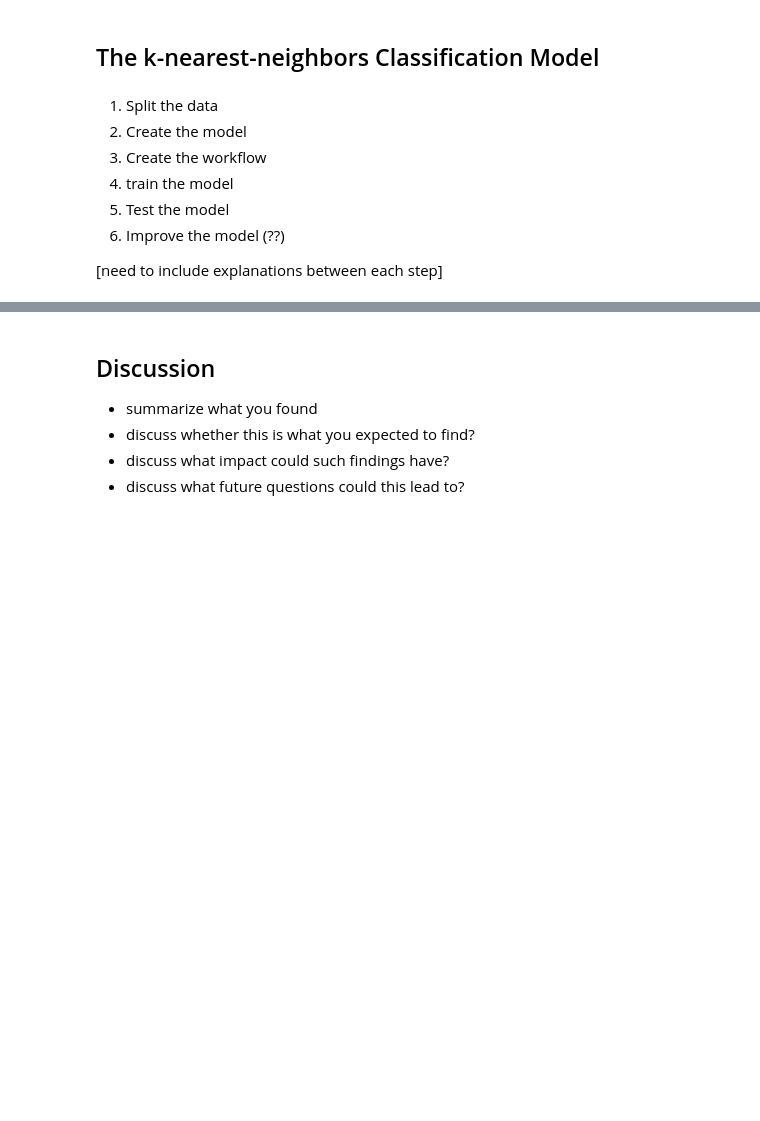
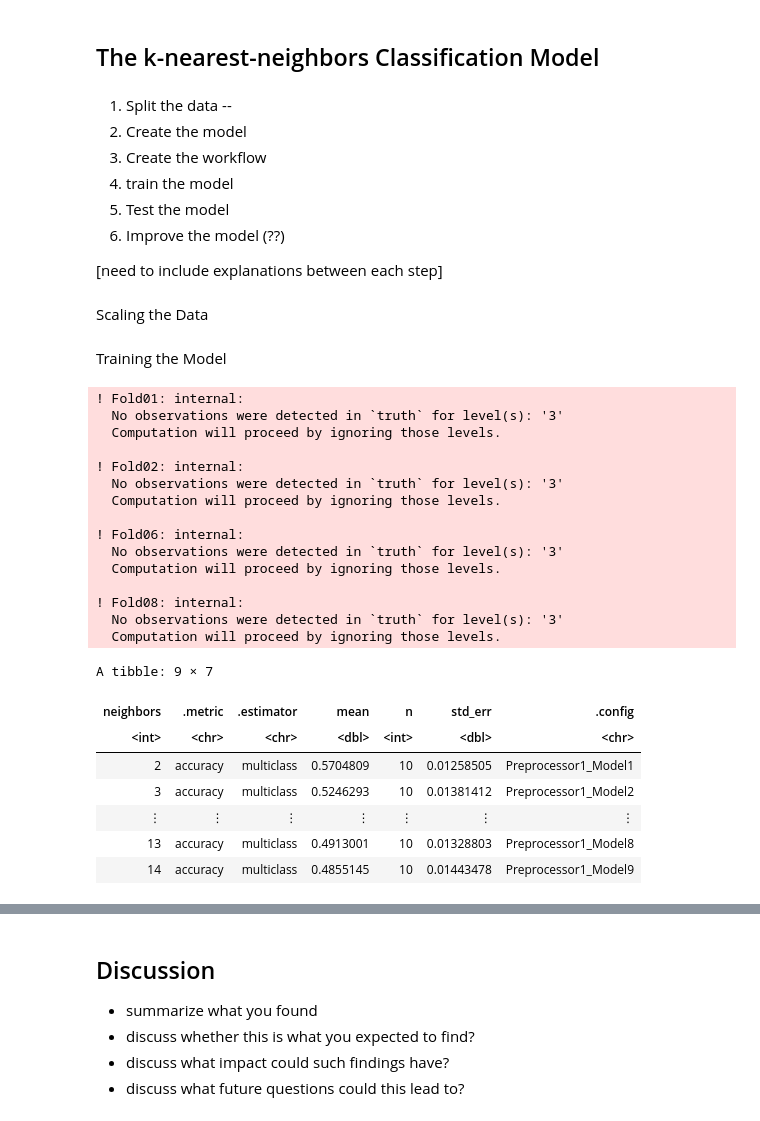
Before and after one commit to s4yuj/KNN-Wine-Quality-Predictor, a Jupyter notebook: project_report.ipynb, the cells around one changed output, grey strips where cells are left out. Cells and saved outputs as stored; diff of their text form; code cells hidden in the pictures; blank space fills up the shorter version.

```diff
--- a/project_report.ipynb
+++ b/project_report.ipynb
@@ -243,7 +261,7 @@ There may be further research into the factors not in this dataset, and whether
 # %% [markdown]
 ## The k-nearest-neighbors Classification Model
 # %% [markdown]
-1. Split the data
+1. Split the data --
 2. Create the model
 3. Create the workflow
 4. train the model
@@ -252,3 +270,5 @@ There may be further research into the factors not in this dataset, and whether
 
 
 [need to include explanations between each step]
+# %% [markdown]
+Scaling the Data
@@ -254,0 +279,46 @@ There may be further research into the factors not in this dataset, and whether
+# %% [markdown]
+Training the Model
+# %%
+knn_spec <- nearest_neighbor(weight_func = "rectangular",
+                             neighbors = tune()) |>
+            set_engine("kknn") |>
+            set_mode("classification")
+
+k_vals <- tibble(neighbors = seq(from = 1, to = 50, by = 2))
+
+wine_vfold <- vfold_cv(wine_train, v = 10, strata = quality)
+
+knn_results <- workflow() |>
+            add_recipe(wine_recipe) |>
+            add_model(knn_spec) |>
+            tune_grid(resamples  = wine_vfold, grid = 10) |>
+            collect_metrics()
+
+accuracies <- knn_results |>
+                filter(.metric == "accuracy")
+
+accuracies
+# %% [output]
+! Fold01: internal:
+  No observations were detected in `truth` for level(s): '3'
+  Computation will proceed by ignoring those levels.
+
+! Fold02: internal:
+  No observations were detected in `truth` for level(s): '3'
+  Computation will proceed by ignoring those levels.
+
+! Fold06: internal:
+  No observations were detected in `truth` for level(s): '3'
+  Computation will proceed by ignoring those levels.
+
+! Fold08: internal:
+  No observations were detected in `truth` for level(s): '3'
+  Computation will proceed by ignoring those levels.
+A tibble: 9 × 7
+| neighbors | .metric | .estimator | mean | n | std_err | .config |
+| <int> | <chr> | <chr> | <dbl> | <int> | <dbl> | <chr> |
+| 2 | accuracy | multiclass | 0.5704809 | 10 | 0.01258505 | Preprocessor1_Model1 |
+| 3 | accuracy | multiclass | 0.5246293 | 10 | 0.01381412 | Preprocessor1_Model2 |
+| ⋮ | ⋮ | ⋮ | ⋮ | ⋮ | ⋮ | ⋮ |
+| 13 | accuracy | multiclass | 0.4913001 | 10 | 0.01328803 | Preprocessor1_Model8 |
+| 14 | accuracy | multiclass | 0.4855145 | 10 | 0.01443478 | Preprocessor1_Model9 |
```
Also changed, not shown: parts of 6 cells of this notebook.
